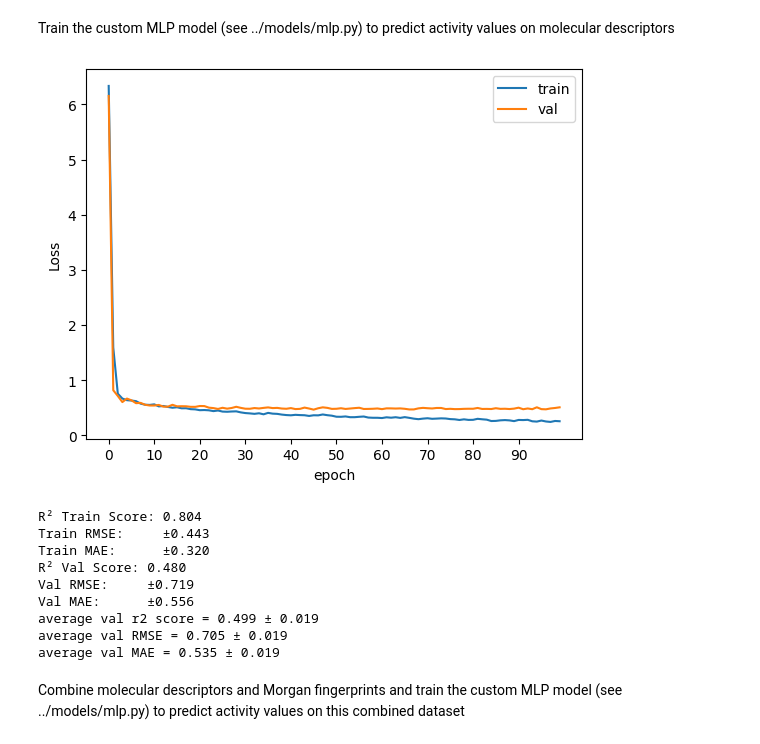
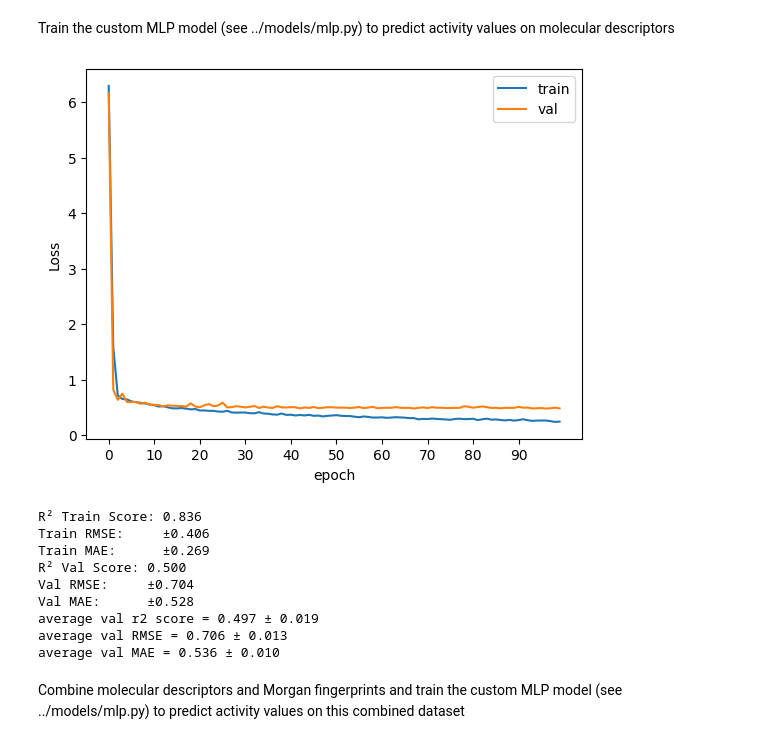
Before and after one commit to lizasidler/qsar-benchmark, a Jupyter notebook: notebooks/MLP_regression.ipynb, the cells around one changed output. Cells and saved outputs as stored; diff of their text form; code cells hidden in the pictures.

```diff
--- a/notebooks/MLP_regression.ipynb
+++ b/notebooks/MLP_regression.ipynb
@@ -136,33 +136,33 @@ model.fit(train_loader, val_loader, device, epochs=epochs)
 # %%
 plt.plot(model.train_loss, label='train')
 plt.plot(model.val_loss, label='val')
 
 plt.legend()
 plt.xlabel('epoch')
 plt.ylabel('Loss')
 plt.xticks(range(0, epochs, 10))
 plt.show()
 
 model.eval()
 model.analysis(mol_desc_train, act_train, mol_desc_val, act_val, device)
 
-val_r2_score = [ 0.538, 0.508, 0.499, 0.494, 0.504, 0.489, 0.495, 0.466, 0.480 ]
-print(f"average val r2 score = {np.mean(val_r2_score):.3f} ± {np.std(val_r2_score):.3f}")
-val_RMSE = [ 0.677, 0.699, 0.705, 0.709, 0.701, 0.712, 0.708, 0.728, 0.719 ]
-print(rf"average val RMSE = {np.mean(val_RMSE):.3f} ± {np.std(val_r2_score):.3f}")
-val_MAE = [ 0.521, 0.531, 0.531, 0.534, 0.538, 0.544, 0.535, 0.545, 0.556 ]
-print(rf"average val MAE = {np.mean(val_MAE):.3f} ± {np.std(val_r2_score):.3f}")
+val_r2_score = [ 0.538, 0.508, 0.499, 0.494, 0.504, 0.489, 0.495, 0.466, 0.480, 0.500 ]
+print(f"average val r2 score = {np.mean(val_r2_score):.3f} ± {np.std(val_r2_score, ddof=1):.3f}")
+val_RMSE = [ 0.677, 0.699, 0.705, 0.709, 0.701, 0.712, 0.708, 0.728, 0.719, 0.704 ]
+print(rf"average val RMSE = {np.mean(val_RMSE):.3f} ± {np.std(val_RMSE, ddof=1):.3f}")
+val_MAE = [ 0.521, 0.531, 0.531, 0.534, 0.538, 0.544, 0.535, 0.545, 0.556, 0.528 ]
+print(rf"average val MAE = {np.mean(val_MAE):.3f} ± {np.std(val_MAE, ddof=1):.3f}")
 # %% [output]
-[figure, old version]
+[figure, new version]
-R² Train Score: 0.804
-Train RMSE:     ±0.443
-Train MAE:      ±0.320
-R² Val Score: 0.480
-Val RMSE:     ±0.719
-Val MAE:      ±0.556
-average val r2 score = 0.499 ± 0.019
-average val RMSE = 0.705 ± 0.019
-average val MAE = 0.535 ± 0.019
+R² Train Score: 0.836
+Train RMSE:     ±0.406
+Train MAE:      ±0.269
+R² Val Score: 0.500
+Val RMSE:     ±0.704
+Val MAE:      ±0.528
+average val r2 score = 0.497 ± 0.019
+average val RMSE = 0.706 ± 0.013
+average val MAE = 0.536 ± 0.010
 # %% [markdown]
 Combine molecular descriptors and Morgan fingerprints and train the custom MLP model (see ../models/mlp.py) to predict activity values on this combined dataset
 # %%
```
Also changed, not shown: parts of 3 cells of this notebook.
